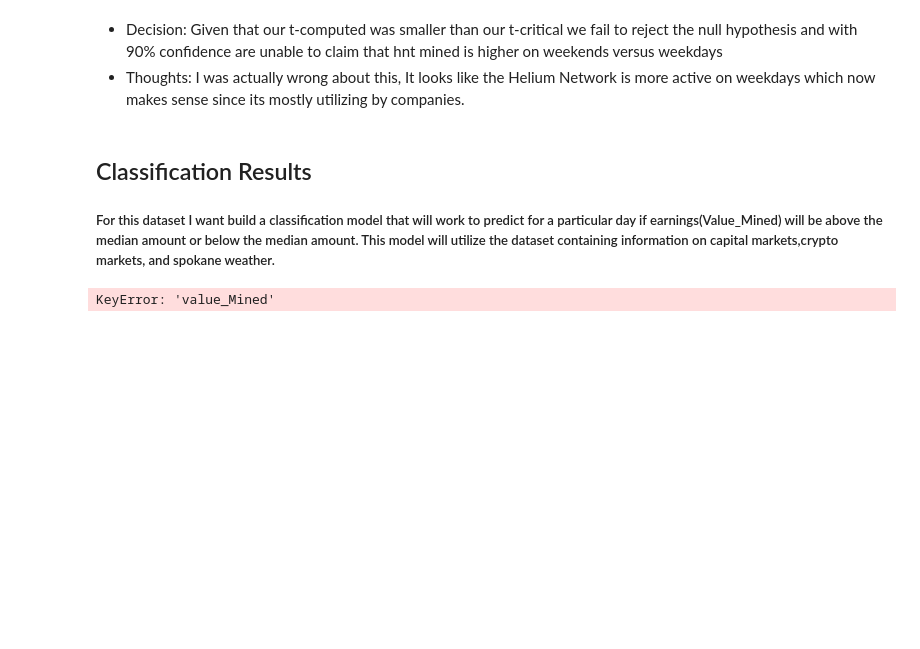
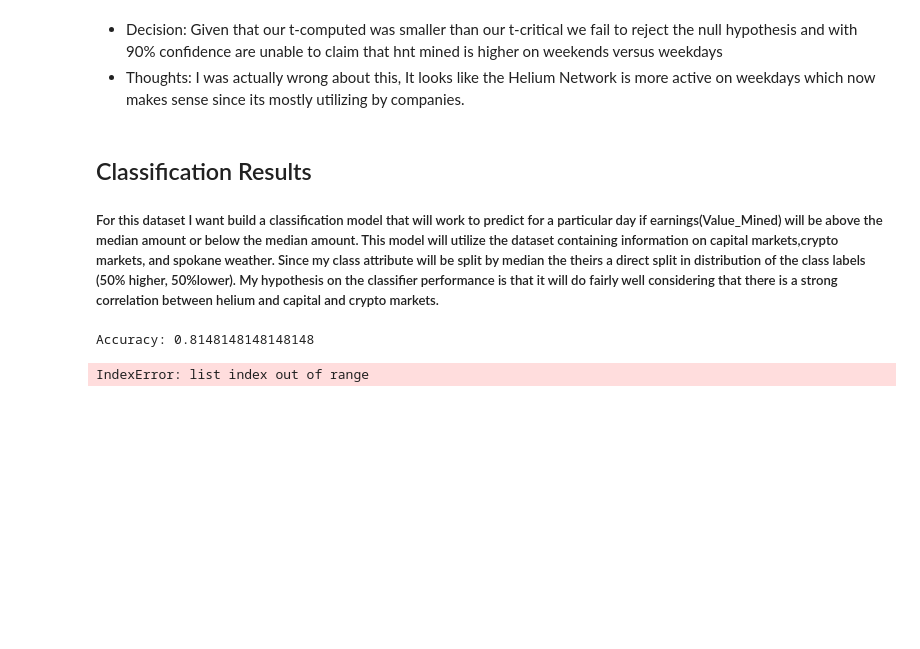
Before and after one commit to NMcVayZag/Helium-Project, a Jupyter notebook: Main.ipynb, the cells around one changed output. Cells and saved outputs as stored; diff of their text form; code cells hidden in the pictures; blank space fills up the shorter version.

```diff
--- a/Main.ipynb
+++ b/Main.ipynb
@@ -235,8 +235,11 @@ Hnt_Mined is -9.98% lower on weekends versus weekdays
 * Thoughts: I was actually wrong about this, It looks like the Helium Network is more active on weekdays which now makes sense since its mostly utilizing by companies.
 # %% [markdown]
 ## Classification Results
-##### For this dataset I want build a classification model that will work to predict for a particular day if earnings(Value_Mined) will be above the median amount or below the median amount. This model will utilize the dataset containing information on capital markets,crypto markets, and spokane weather.
+##### For this dataset I want build a classification model that will work to predict for a particular day if earnings(Value_Mined) will be above the median amount or below the median amount. This model will utilize the dataset containing information on capital markets,crypto markets, and spokane weather. Since my class attribute will be split by median the theirs a direct split in distribution of the class labels (50% higher, 50%lower). My hypothesis on the classifier performance is that it will do fairly well considering that there is a strong correlation between helium and capital and crypto markets.
 # %%
 hdf = ut.convert_value_mined(hdf)
+DTaccuracy = ut.decision_tree_classifier(hdf,"Mined_Value")
 # %% [output]
-KeyError: 'value_Mined'
+Accuracy: 0.8148148148148148
+IndexError: list index out of range
+[figure, added]
```
Also changed, not shown: 1 other file.
